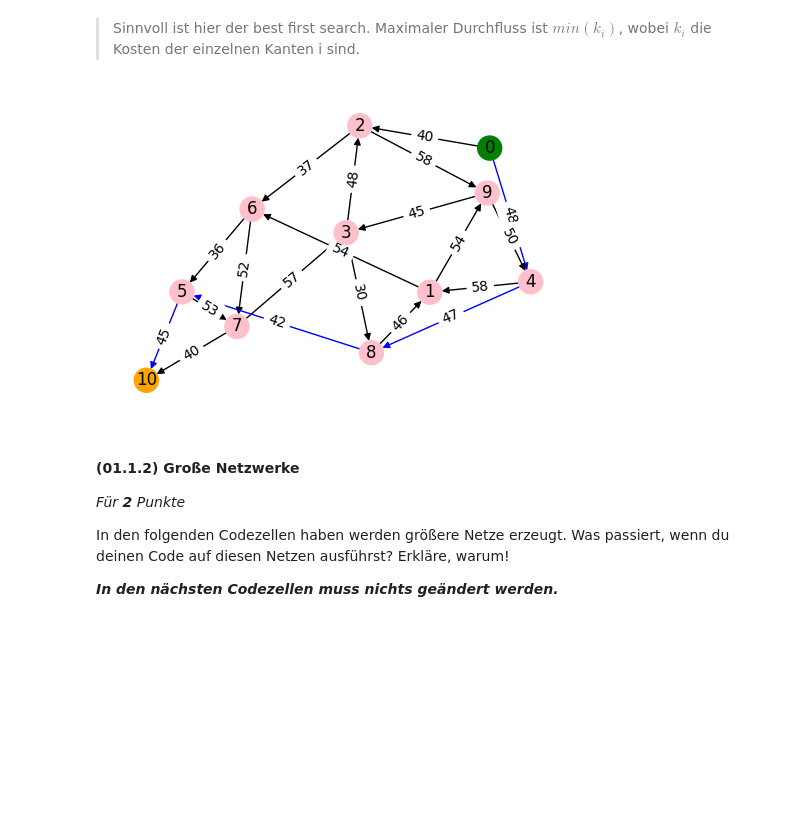
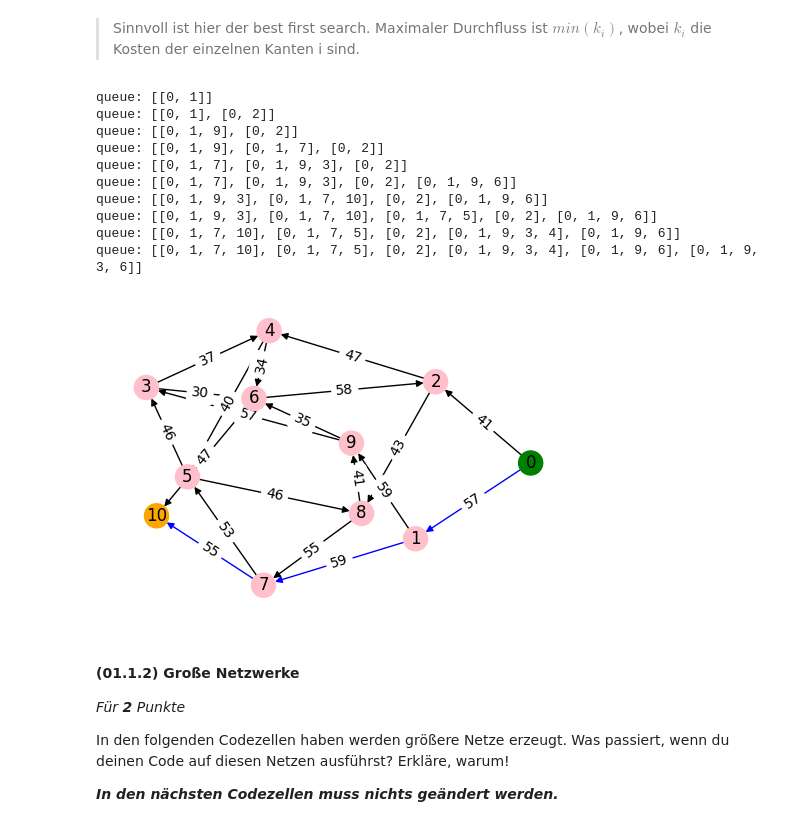
Before and after one commit to JonasOech/assignments, a Jupyter notebook: assignment_1/assignment_1_german.ipynb, the cells around one changed output. Saved outputs shown, nothing was run; the diff lists cells and outputs as text; code cells hidden in the pictures; blank space fills up the shorter version.

```diff
--- a/assignment_1/assignment_1_german.ipynb
+++ b/assignment_1/assignment_1_german.ipynb
@@ -231,6 +230,6 @@ def plot_flow_network(G: nx.DiGraph, path: list[int] | None = None):
     plt.axis("off")
     plt.show()
 
-G = generate_flow_network(11, 20, 30, 60, datetime.now().microsecond % 1000)
+G = generate_flow_network(11, 20, 30, 60, 2)
 plot_flow_network(G) # type: ignore
 # %% [output]
@@ -266,36 +265,44 @@ def path_with_maximum_capacity(G: nx.DiGraph, source: int, target: int) -> list[
     """Implement best first search:
     Form a one-element queue consisting of a zero-length path that contains only the root
     node.
     Until the first path in the queue terminates at the goal node or the queue is empty,
         Remove the first path from the queue; create new paths by extendingthe first path to all neighbors of the terminal node.
         Reject all new paths with loops.
         Add the new paths, if any, to the queue.
         Sort entire queue by the estimated distances between their terminal
         nodes and the goal
         If the goal node is found, announce success; otherwise announce failure."""
     queue = [[source]]  # Start with a path containing only the source node
     visited = set()  # To keep track of visited nodes
 
     while queue:
         current_path = queue.pop(0)  # Get the first path in the queue
         current_node = current_path[-1]
         if current_node == target:
             return current_path
         visited.add(current_node)
         for neighbor in G.neighbors(current_node):
             if neighbor not in visited:
                 new_path = current_path + [neighbor]
-                # Calculate the minimum capacity of the edges in the new path
-                capacity = min(G[u][v]['capacity'] for u, v in zip(new_path[:-1], new_path[1:]))
                 # Sort the queue by the capacity of the paths (descending order)
                 queue.append(new_path)
                 queue.sort(key=lambda p: min(G[u][v]['capacity'] for u, v in zip(p[:-1], p[1:])), reverse=True)
     return []  # Return an empty path because no path was found
 
 path = path_with_maximum_capacity(G, 0, 10)
 plot_flow_network(G, path) # type: ignore
 # %% [output]
+queue: [[0, 1]]
+queue: [[0, 1], [0, 2]]
+queue: [[0, 1, 9], [0, 2]]
+queue: [[0, 1, 9], [0, 1, 7], [0, 2]]
+queue: [[0, 1, 7], [0, 1, 9, 3], [0, 2]]
+queue: [[0, 1, 7], [0, 1, 9, 3], [0, 2], [0, 1, 9, 6]]
+queue: [[0, 1, 9, 3], [0, 1, 7, 10], [0, 2], [0, 1, 9, 6]]
+queue: [[0, 1, 9, 3], [0, 1, 7, 10], [0, 1, 7, 5], [0, 2], [0, 1, 9, 6]]
+queue: [[0, 1, 7, 10], [0, 1, 7, 5], [0, 2], [0, 1, 9, 3, 4], [0, 1, 9, 6]]
+queue: [[0, 1, 7, 10], [0, 1, 7, 5], [0, 2], [0, 1, 9, 3, 4], [0, 1, 9, 6], [0, 1, 9, 3, 6]]
-[figure, old version]
+[figure, new version]
 # %% [markdown]
 #### **(01.1.2)** Große Netzwerke
 
```
Also changed, not shown: parts of 4 cells of this notebook.
